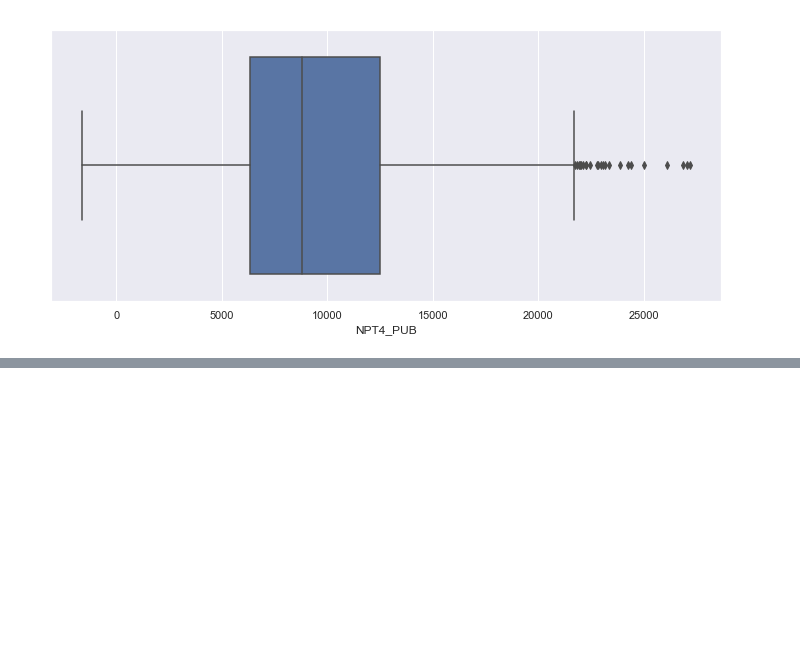
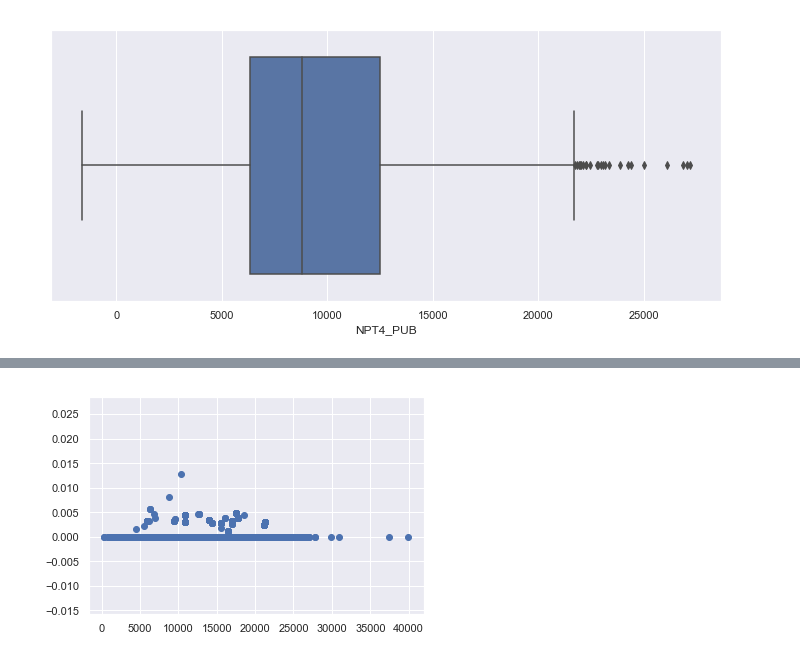
Before and after one commit to YunusBulut/dsprojects, a Jupyter notebook: prepcap/explorations.ipynb, the cells around one changed output, grey strips where cells are left out. Saved outputs shown, nothing was run; the diff lists cells and outputs as text; code cells hidden in the pictures; blank space fills up the shorter version.

```diff
--- a/prepcap/explorations.ipynb
+++ b/prepcap/explorations.ipynb
@@ -122,0 +154,6 @@ ax = sns.boxplot(x='NPT4_PUB',data=yr13Pub)
+# %%
+plt.scatter(debt12Death.DEBT_MDN,debt12Death.DEATH_YR8_RT)
+plt.show()
+#Death as studied within 8 years:
+# %% [output]
+[figure, added]
```
Also changed, not shown: parts of 5 cells of this notebook.
